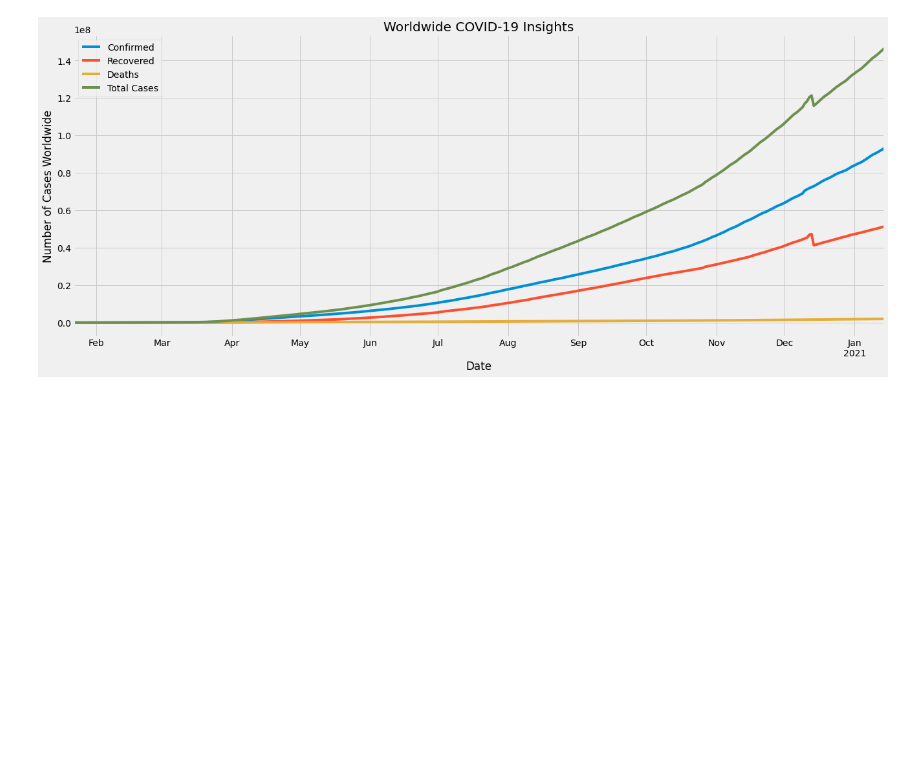
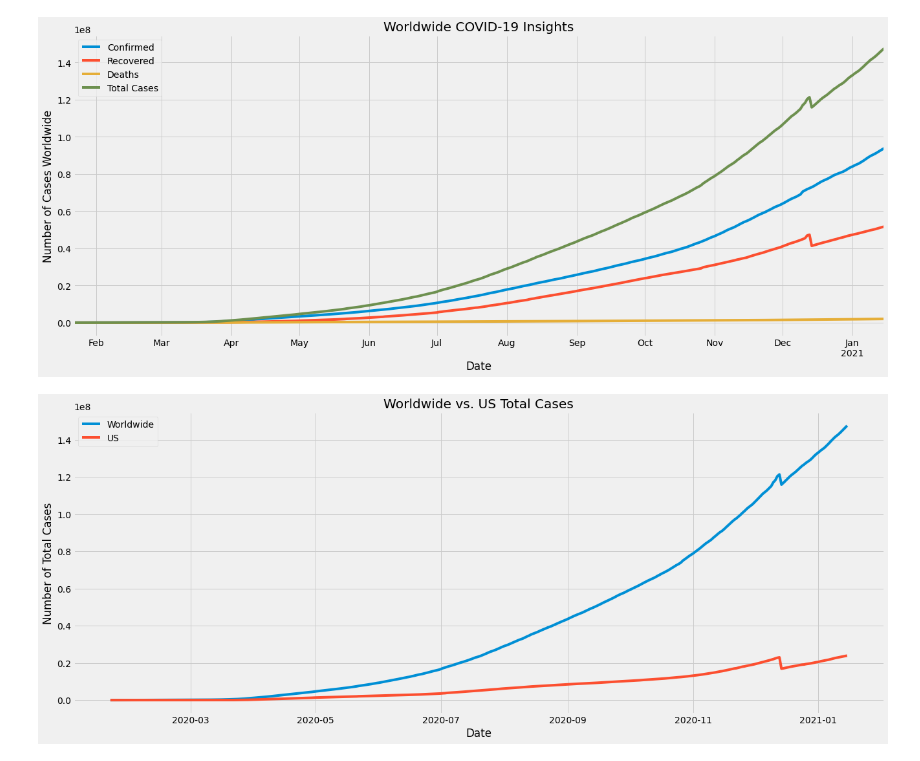
Before and after one commit to NathanHannon/python_covid_visualization, a Jupyter notebook: covid-19_visualization.ipynb, the cells around one changed output. Drawn from its saved outputs; the diff is of its cells as text; code cells hidden in the pictures; blank space fills up the shorter version.

Commit message:
Added user input for dynamic viewing

```diff
--- a/covid-19_visualization.ipynb
+++ b/covid-19_visualization.ipynb
@@ -20,3 +20,21 @@ w.title.set_text('Worldwide COVID-19 Insights')
 plt.show()
 # %% [output]
 [figure]
+# %%
+country = input('Enter the name of a country (for america enter "US")')
+
+country_df = df[df['Country']==f'{country}'].groupby(['Date']).sum()
+
+fig = plt.figure(figsize=(20,8))
+ax = fig.add_subplot(111)
+
+ax.plot(worldwide_df[['Total Cases']], label='Worldwide')
+ax.plot(country_df[['Total Cases']], label=f'{country}')
+ax.set_xlabel('Date')
+ax.set_ylabel('Number of Total Cases')
+ax.title.set_text(f'Worldwide vs. {country} Total Cases')
+
+plt.legend(loc='upper left')
+plt.show()
+# %% [output]
+[figure, added]
```
Also changed, not shown: parts of 2 cells of this notebook.
